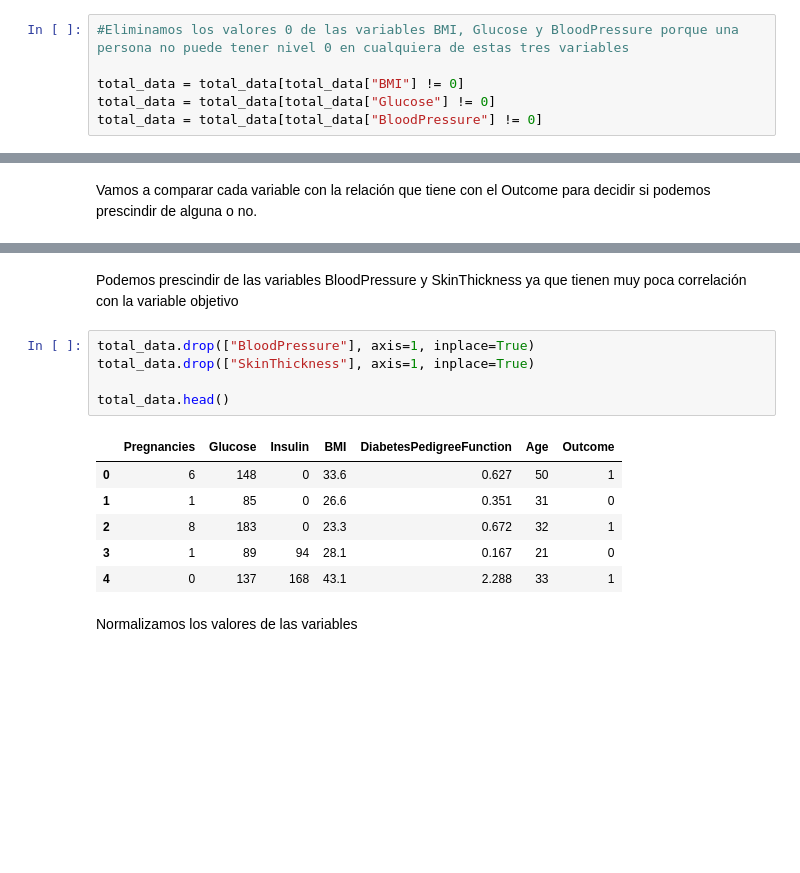
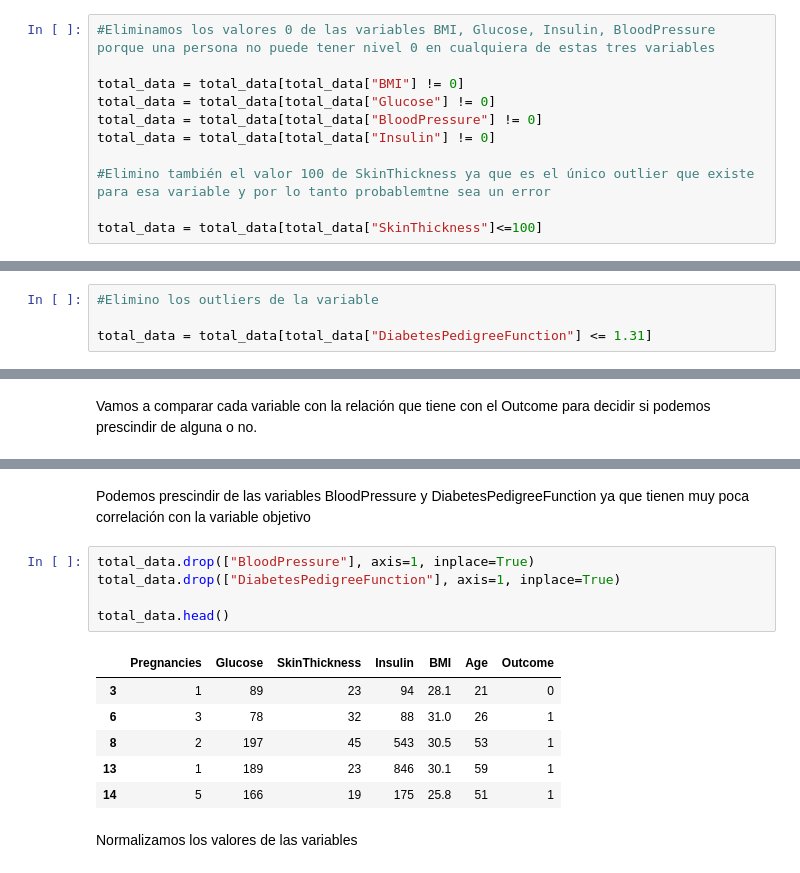
Before and after one commit to 4GeeksAcademy/machine-learning-python-template-arboles, a Jupyter notebook: src/explore.ipynb, the cells around one changed output, grey strips where cells are left out. Drawn from its saved outputs; the diff is of its cells as text; blank space fills up the shorter version.

```diff
--- a/src/explore.ipynb
+++ b/src/explore.ipynb
@@ -128,6 +130,11 @@ plt.show()
 # %%
-#Eliminamos los valores 0 de las variables BMI, Glucose y BloodPressure porque una persona no puede tener nivel 0 en cualquiera de estas tres variables
+#Eliminamos los valores 0 de las variables BMI, Glucose, Insulin, BloodPressure porque una persona no puede tener nivel 0 en cualquiera de estas tres variables
 
 total_data = total_data[total_data["BMI"] != 0]
 total_data = total_data[total_data["Glucose"] != 0]
 total_data = total_data[total_data["BloodPressure"] != 0]
+total_data = total_data[total_data["Insulin"] != 0]
+
+#Elimino también el valor 100 de SkinThickness ya que es el único outlier que existe para esa variable y por lo tanto probablemtne sea un error
+
+total_data = total_data[total_data["SkinThickness"]<=100]
@@ -133,0 +164,4 @@ total_data = total_data[total_data["BloodPressure"] != 0]
+# %%
+#Elimino los outliers de la variable
+
+total_data = total_data[total_data["DiabetesPedigreeFunction"] <= 1.31]
@@ -184,17 +220,17 @@ plt.show()
 # %% [markdown]
-Podemos prescindir de las variables BloodPressure y SkinThickness ya que tienen muy poca correlación con la variable objetivo
+Podemos prescindir de las variables BloodPressure y DiabetesPedigreeFunction ya que tienen muy poca correlación con la variable objetivo
 # %%
 total_data.drop(["BloodPressure"], axis=1, inplace=True)
-total_data.drop(["SkinThickness"], axis=1, inplace=True)
+total_data.drop(["DiabetesPedigreeFunction"], axis=1, inplace=True)
 
 total_data.head()
 # %% [output]
-|  | Pregnancies | Glucose | Insulin | BMI | DiabetesPedigreeFunction | Age | Outcome |
-| 0 | 6 | 148 | 0 | 33.6 | 0.627 | 50 | 1 |
-| 1 | 1 | 85 | 0 | 26.6 | 0.351 | 31 | 0 |
-| 2 | 8 | 183 | 0 | 23.3 | 0.672 | 32 | 1 |
-| 3 | 1 | 89 | 94 | 28.1 | 0.167 | 21 | 0 |
-| 4 | 0 | 137 | 168 | 43.1 | 2.288 | 33 | 1 |
+|  | Pregnancies | Glucose | SkinThickness | Insulin | BMI | Age | Outcome |
+| 3 | 1 | 89 | 23 | 94 | 28.1 | 21 | 0 |
+| 6 | 3 | 78 | 32 | 88 | 31.0 | 26 | 1 |
+| 8 | 2 | 197 | 45 | 543 | 30.5 | 53 | 1 |
+| 13 | 1 | 189 | 23 | 846 | 30.1 | 59 | 1 |
+| 14 | 5 | 166 | 19 | 175 | 25.8 | 51 | 1 |
 # %% [markdown]
 Normalizamos los valores de las variables
 # %%
```
Also changed, not shown: parts of 16 cells of this notebook, 1 other file.
